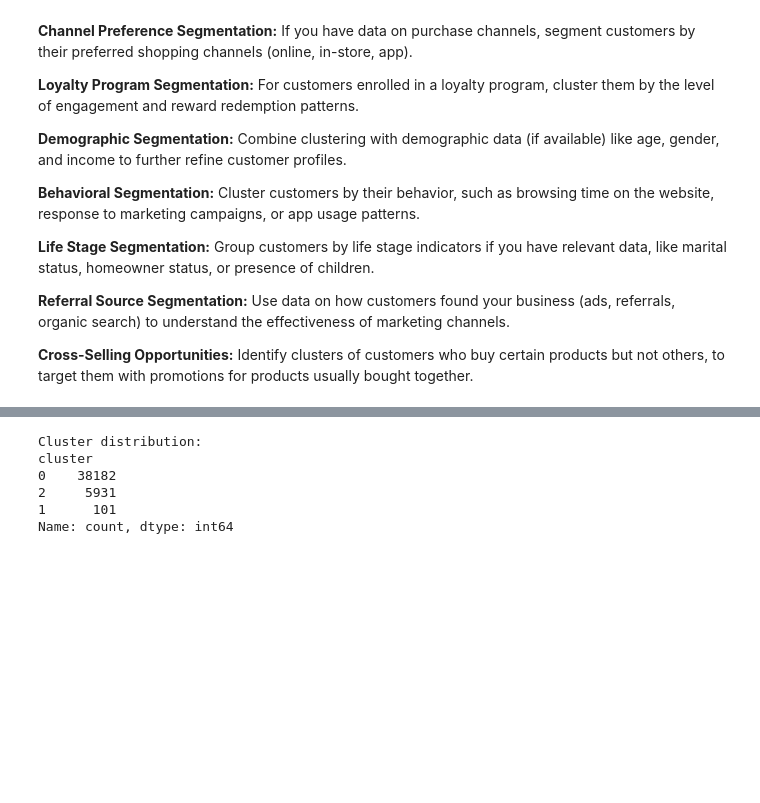
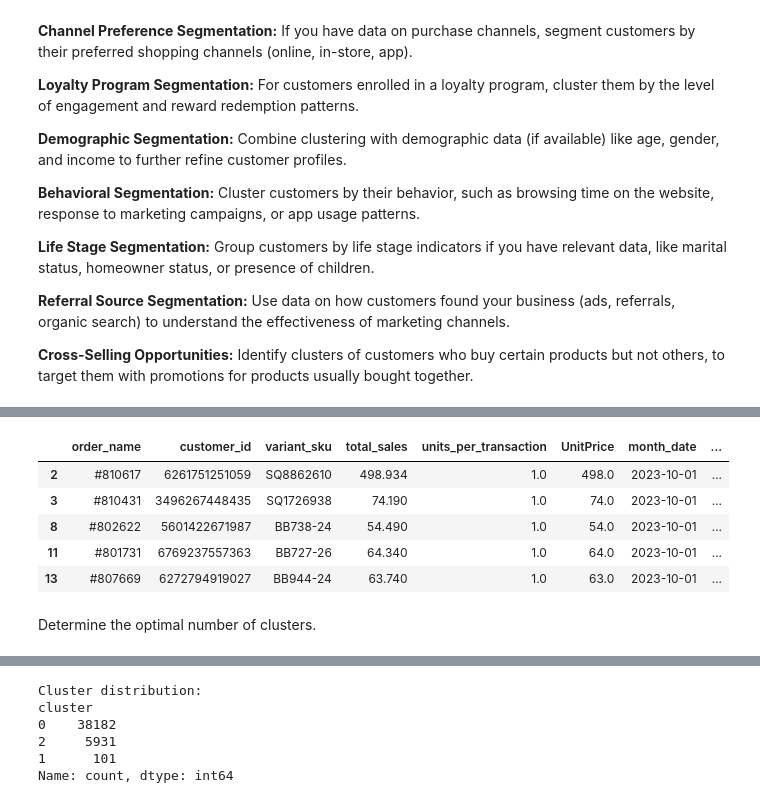
Before and after one commit to Requenamar3/Data-Mining, a Jupyter notebook: Data_Mining_Module1_Ecommerce_CLV filtered.ipynb, the cells around one changed output, grey strips where cells are left out. Cells and saved outputs as stored; diff of their text form; code cells hidden in the pictures; blank space fills up the shorter version.

```diff
--- a/Data_Mining_Module1_Ecommerce_CLV filtered.ipynb
+++ b/Data_Mining_Module1_Ecommerce_CLV filtered.ipynb
@@ -476,3 +490,17 @@ these insights could help in tailoring specific marketing strategies for each se
+# %%
+#remove the 'month' and 'customer_cohort_month' columns
+EC.drop(['month', 'customer_cohort_month'], axis=1, inplace=True)
+
+EC.head()
+# %% [output]
+|  | order_name | customer_id | variant_sku | total_sales | units_per_transaction | UnitPrice | month_date | ... |
+| 2 | #810617 | 6261751251059 | SQ8862610 | 498.934 | 1.0 | 498.0 | 2023-10-01 | ... |
+| 3 | #810431 | 3496267448435 | SQ1726938 | 74.190 | 1.0 | 74.0 | 2023-10-01 | ... |
+| 8 | #802622 | 5601422671987 | BB738-24 | 54.490 | 1.0 | 54.0 | 2023-10-01 | ... |
+| 11 | #801731 | 6769237557363 | BB727-26 | 64.340 | 1.0 | 64.0 | 2023-10-01 | ... |
+| 13 | #807669 | 6272794919027 | BB944-24 | 63.740 | 1.0 | 63.0 | 2023-10-01 | ... |
+# %% [markdown]
+Determine the optimal number of clusters.
 # %%
 from sklearn.cluster import KMeans
 from sklearn.preprocessing import StandardScaler
```
Also changed, not shown: parts of 35 cells of this notebook.
